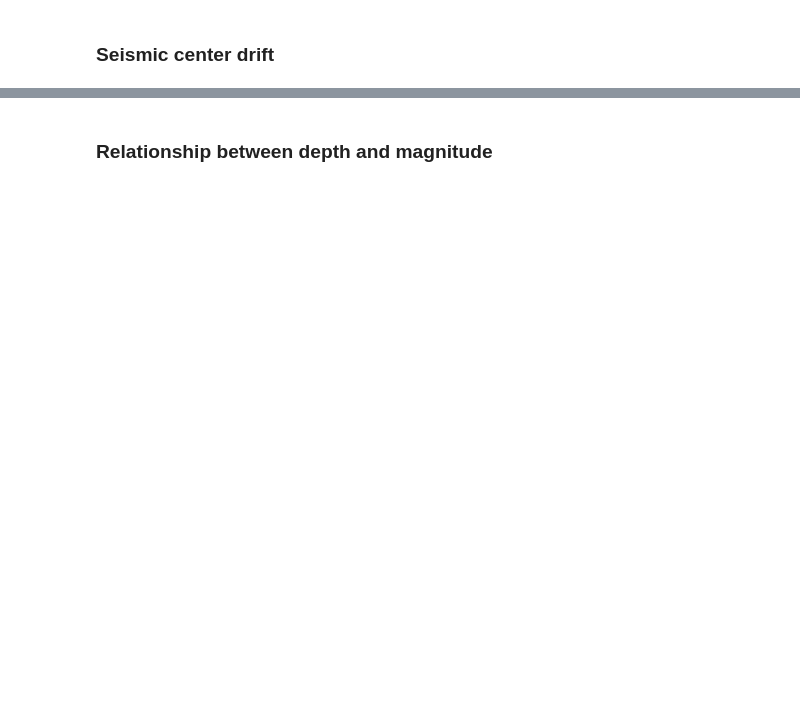
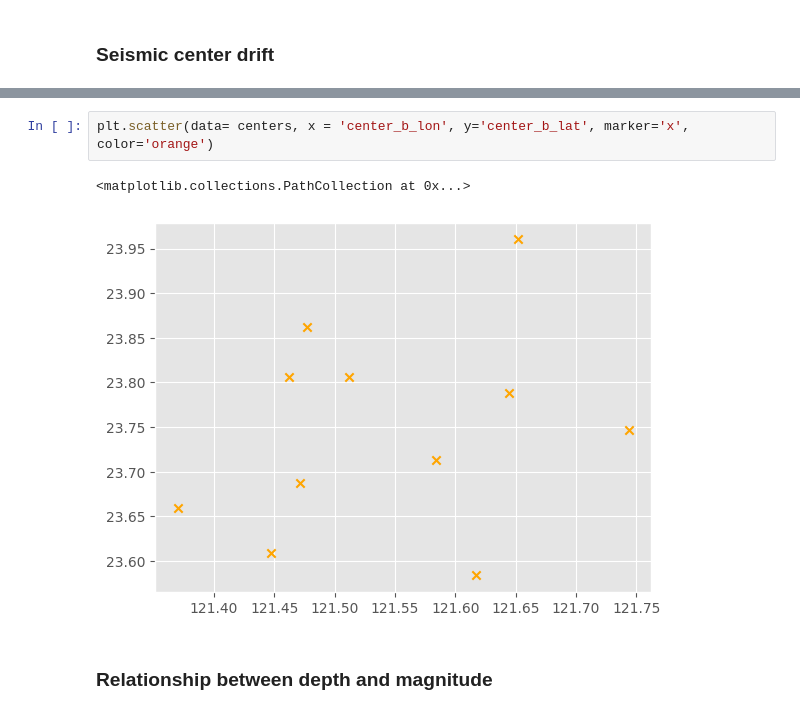
Before and after one commit to jiug/Taiwan-Earthquakes, a Jupyter notebook: earthquakes-taiwan.ipynb, the cells around one changed output, grey strips where cells are left out. Saved outputs shown, nothing was run; the diff lists cells and outputs as text; blank space fills up the shorter version.

```diff
--- a/earthquakes-taiwan.ipynb
+++ b/earthquakes-taiwan.ipynb
@@ -235,2 +269,7 @@ plt.show()
+# %%
+plt.scatter(data= centers, x = 'center_b_lon', y='center_b_lat', marker='x', color='orange')
+# %% [output]
+<matplotlib.collections.PathCollection at 0x...>
+[figure, added]
 # %% [markdown]
 ### Relationship between depth and magnitude
```
Also changed, not shown: parts of 13 cells of this notebook, 1 other file.
